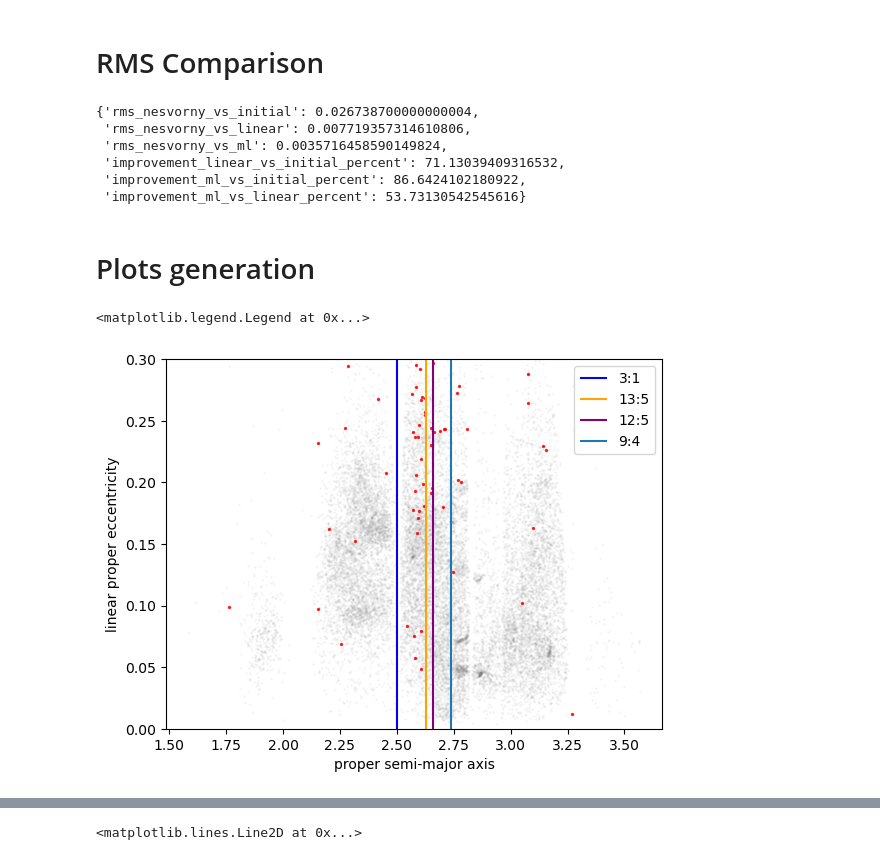
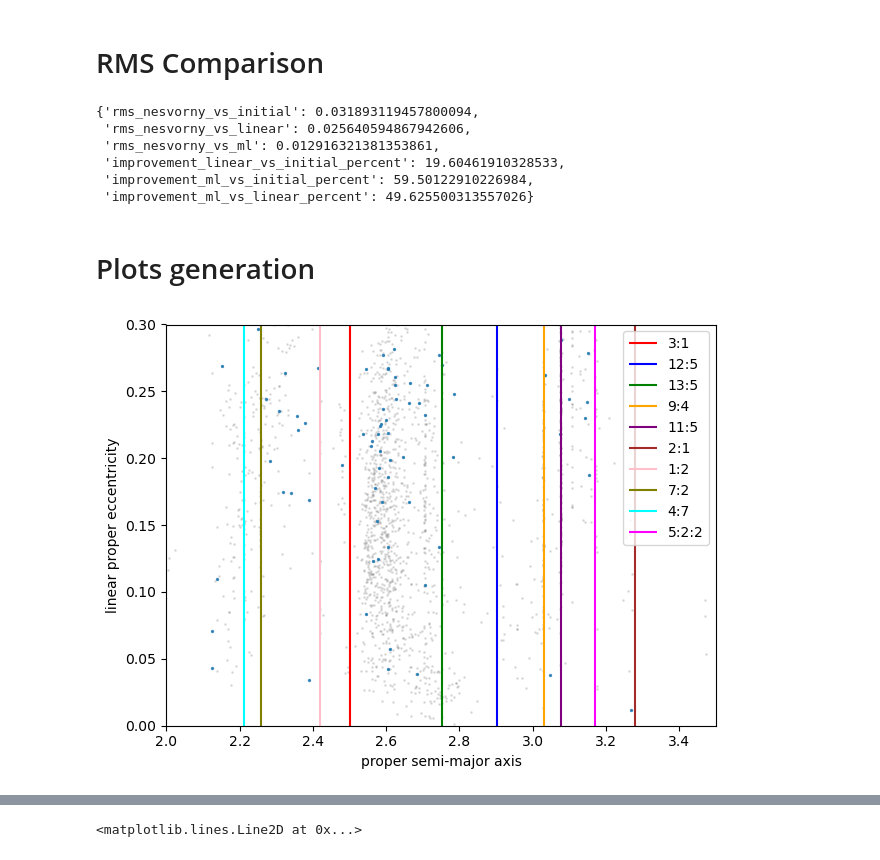
Before and after one commit to kavidey/action-angle-discovery, a Jupyter notebook: properelements.ipynb, the cells around one changed output, grey strips where cells are left out. Drawn from its saved outputs; the diff is of its cells as text; code cells hidden in the pictures.

Commit message:
changes on the plots in properelements

```diff
--- a/properelements.ipynb
+++ b/properelements.ipynb
@@ -235,2 +235,7 @@ score = xgb.cv(model.get_xgb_params(), dtrain, nfold = 5, metrics = "rmse", verb
 # %% [markdown]
 # n_estimators (number of trees) tuning
+# %%
+#model.set_params(n_estimators = 10, max_depth = int(best['x_max_depth']), subsample = best['x_subsample'], min_child_weight = best['x_min_child'])
+model= xgb.train(dtrain=dtrain, params=model.get_params(), num_boost_round=2000)
+
+pred = model.predict(dtest)
@@ -429,9 +436,9 @@ e_nesvorny_test = merged_df. loc [test_indices, 'prope']
 e_initial_test = merged_df. loc[test_indices, 'e']
 e_linear_test = merged_df. loc[test_indices, 'prope_h']
 
-rms_nesvorny_vs_initial = np.sqrt(np.median((e_nesvorny_test - e_initial_test)**2))
-rms_nesvorny_vs_linear = np. sqrt(np.median((e_nesvorny_test - e_linear_test)**2))
-rms_nesvorny_vs_ml=np.sqrt(np.median((testY-pred)**2))
+rms_nesvorny_vs_initial = np.sqrt(np.mean((e_nesvorny_test - e_initial_test)**2))
+rms_nesvorny_vs_linear = np. sqrt(np.mean((e_nesvorny_test - e_linear_test)**2))
+rms_nesvorny_vs_ml=np.sqrt(np.mean((testY-pred)**2))
 improvement_linear_vs_initial = ((rms_nesvorny_vs_initial - rms_nesvorny_vs_linear) / rms_nesvorny_vs_initial) * 100
 improvement_ml_vs_initial = ((rms_nesvorny_vs_initial - rms_nesvorny_vs_ml) / rms_nesvorny_vs_initial) * 100
 improvement_ml_vs_linear = ((rms_nesvorny_vs_linear - rms_nesvorny_vs_ml) / rms_nesvorny_vs_linear) * 100
@@ -445,12 +452,12 @@ results = {
 }
 results
 # %% [output]
-{'rms_nesvorny_vs_initial': 0.026738700000000004,
- 'rms_nesvorny_vs_linear': 0.007719357314610806,
- 'rms_nesvorny_vs_ml': 0.0035716458590149824,
- 'improvement_linear_vs_initial_percent': 71.13039409316532,
- 'improvement_ml_vs_initial_percent': 86.6424102180922,
- 'improvement_ml_vs_linear_percent': 53.73130542545616}
+{'rms_nesvorny_vs_initial': 0.031893119457800094,
+ 'rms_nesvorny_vs_linear': 0.025640594867942606,
+ 'rms_nesvorny_vs_ml': 0.012916321381353861,
+ 'improvement_linear_vs_initial_percent': 19.60461910328533,
+ 'improvement_ml_vs_initial_percent': 59.50122910226984,
+ 'improvement_ml_vs_linear_percent': 49.625500313557026}
 # %% [markdown]
 # Plots generation
 # %%
@@ -461,18 +501,37 @@ high_error_asteroids = merged_df.loc[nesvorny_vs_ml[high_error_mask].index]
+# %%
+# Define sample with high errors
+import math
+
+def calculate_d(a_p, delta_a_p, delta_e_p, delta_sin_i_p):
+    numerator = 3e4  # 3 × 10^4 m/s
+    denominator = math.sqrt(a_p)
+    term1 = (delta_a_p / a_p) ** 2
+    term2 = 2 * (delta_e_p ** 2)
+    term3 = 2 * (delta_sin_i_p ** 2)
+    inside_sqrt = (5 / 4) * term1 + term2 + term3
+    d = (numerator / denominator) * math.sqrt(inside_sqrt)
+    return d
+
+merged_df['d'] = merged_df.apply(lambda row: calculate_d(row['propa'], row['da'], row['de'], row['dsini']), axis = 1)
 # %%
-merged_df_high = merged_df[np.abs((merged_df["prope"] - merged_df ["e"]) /merged_df ["e"])>0.11]
-linear_prop_e = merged_df_high['prope']
+colors = [
+    "red", "blue", "green", "orange", "purple", "brown",
+    "pink", "olive", "cyan", "magenta"
+]
+merged_df_high = merged_df[merged_df['d'] > 100]
+linear_prop_e = merged_df_high['prope_h']
 a = merged_df_high['propa']
-plt.scatter(a, linear_prop_e, s = 1, alpha = 0.05, color = "grey")
-plt.scatter(high_error_asteroids['propa'], high_error_asteroids['prope_h'], color = 'red', alpha = 0.8, s = 2)
-plt.vlines(2.5, 0, 0.3, label = "3:1", color = "blue")
-plt.vlines(2.63, 0, 0.3, label = "13:5", color = "orange")
-plt.vlines(2.66, 0, 0.3, label = "12:5", color = "purple")
-plt.vlines(2.74, 0, 0.3, label = "9:4")
+plt.scatter(a, linear_prop_e, s = 1, alpha = 0.2, color = "grey")
+plt.scatter(high_error_asteroids['propa'], high_error_asteroids['prope_h'], alpha = 0.8, s = 2)
+for (label, a_val), color in zip(a_values.items(), colors):
+    plt.vlines(a_val, 0, 0.3, label = label, color = color)
 plt.ylim(0, 0.3)
+plt.xlim(2, 3.5)
 plt.xlabel("proper semi-major axis")
 plt.ylabel("linear proper eccentricity")
 plt.legend()
+plt.tight_layout()
+plt.show()
 # %% [output]
-<matplotlib.legend.Legend at 0x...>
-[figure, old version]
+[figure, new version]
 # %%
```
Also changed, not shown: parts of 27 cells of this notebook.
